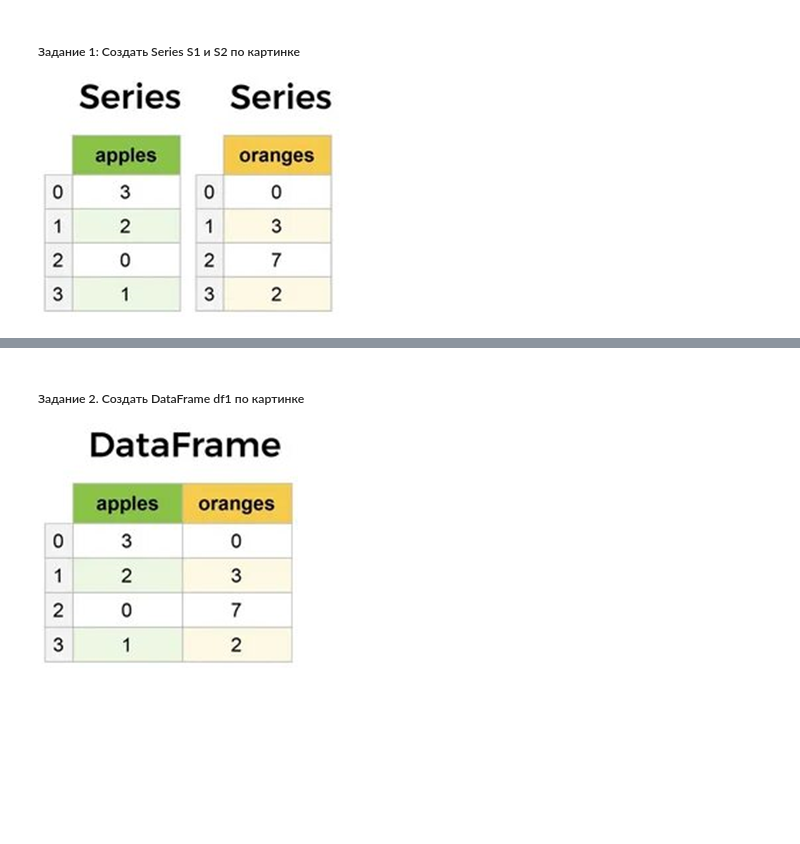
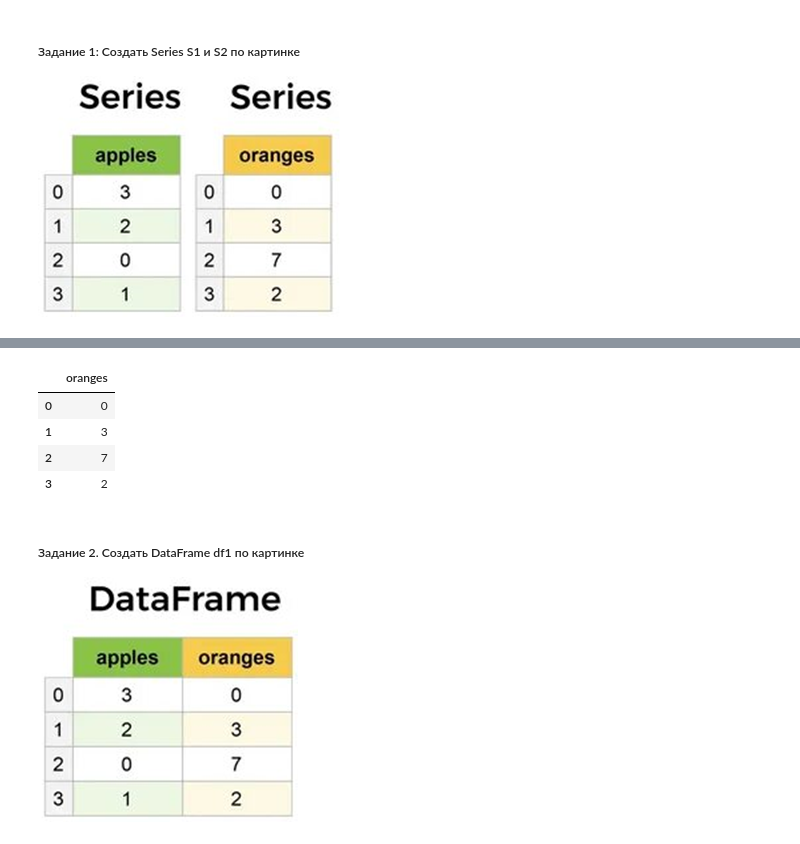
Before and after one commit to kaschvit/VitalyKaschenko, a Jupyter notebook: Practice2/Practice2_KaschenkoVitaly.ipynb, the cells around one changed output, grey strips where cells are left out. Cells and saved outputs as stored; diff of their text form; code cells hidden in the pictures; blank space fills up the shorter version.

```diff
--- a/Practice2/Practice2_KaschenkoVitaly.ipynb
+++ b/Practice2/Practice2_KaschenkoVitaly.ipynb
@@ -16,3 +23,11 @@ s2 = pd.DataFrame({'oranges': [0,3,7,2]})
+# %%
+s2.head()
+# %% [output]
+|  | oranges |
+| 0 | 0 |
+| 1 | 3 |
+| 2 | 7 |
+| 3 | 2 |
 # %% [markdown]
 ##### Задание 2. Создать DataFrame df1 по картинке
 ![image.png](attachment:7312ec39-0524-4429-968f-94461b4b6efe.png)
```
Also changed, not shown: parts of 11 cells of this notebook.
